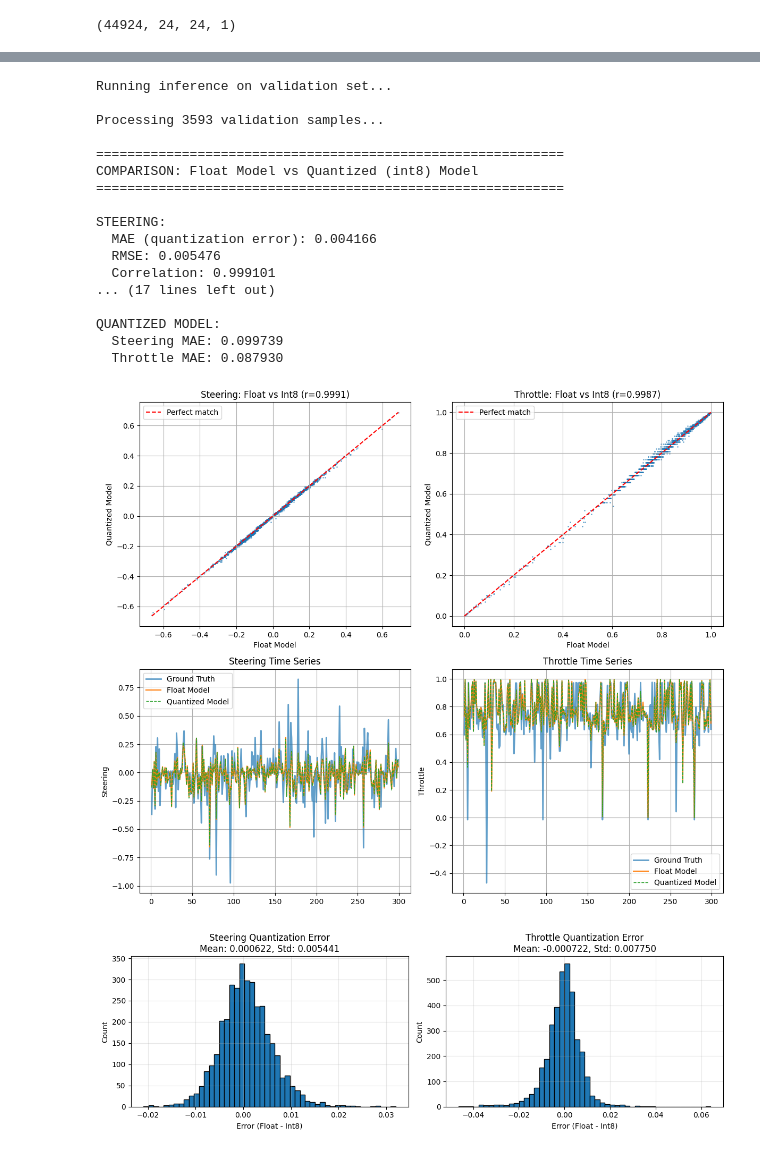
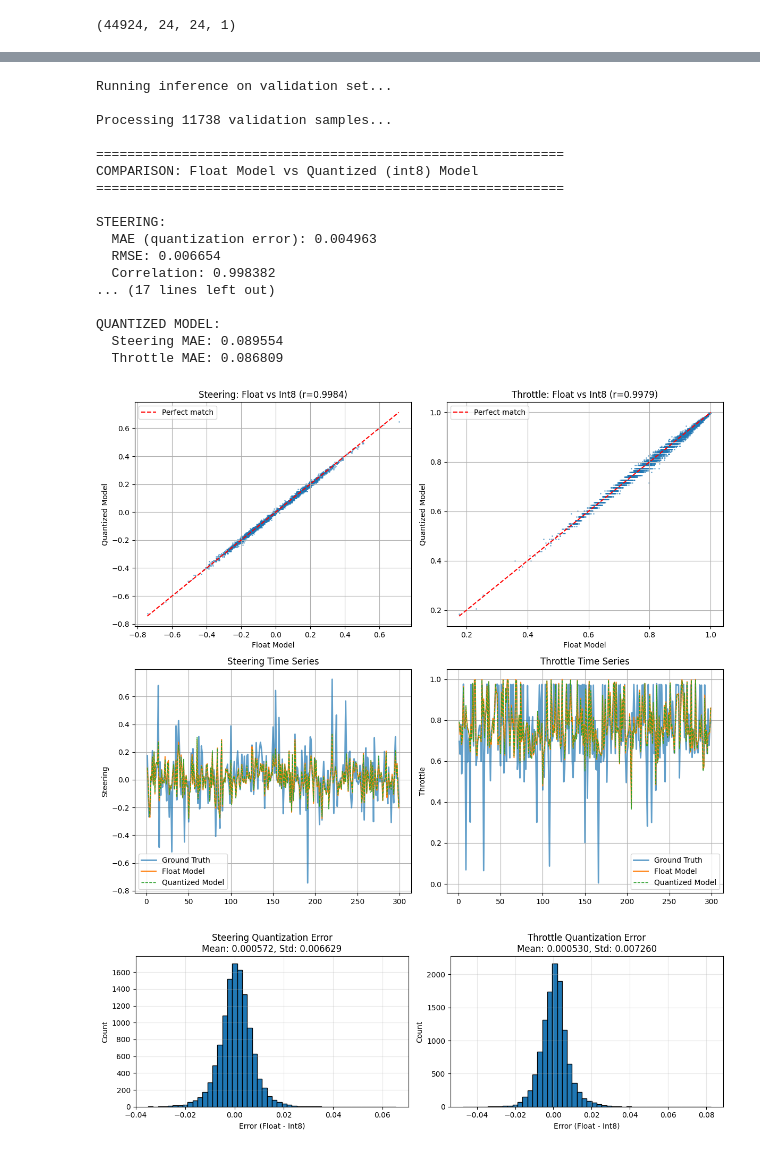
Before and after one commit to regularpooria/tinynav_cnn, a Jupyter notebook: big_boy_that_works.ipynb, the cells around one changed output, grey strips where cells are left out. Cells and saved outputs as stored; diff of their text form; code cells hidden in the pictures.

```diff
--- a/big_boy_that_works.ipynb
+++ b/big_boy_that_works.ipynb
@@ -138,12 +143,28 @@ Y min/max: [-1. -1.] [1. 1.]
 from sklearn.model_selection import train_test_split
 
 # First split: train (80%) and temp (20%)
-X_train, X_temp, y_train, y_temp = train_test_split(
+X_train, X_test, y_train, y_test = train_test_split(
     X, Y,
-    test_size=0.2,
+    test_size=0.4,
     random_state=42,
-    shuffle=True
+    shuffle=False
 )
+# %%
+import os
+import matplotlib.pyplot as plt
+
+output_dir = "saved_frames"
+os.makedirs(output_dir, exist_ok=True)
+i, j = 100, 14
+frame = X[i, :, :, j]   # choose your i and j
+
+plt.figure()
+plt.imshow(frame, cmap="gray")
+plt.axis("off")
+
+save_path = os.path.join(output_dir, f"sample_{i}_frame_{j}.png")
+plt.savefig(save_path, dpi=300, bbox_inches="tight", pad_inches=0)
+plt.close()
 # %%
 import matplotlib.pyplot as plt
 import numpy as np
@@ -407,0 +415,2 @@ plot_learning_curves(history)
+# %%
+model = tf.keras.models.load_model("output/best_model.keras")
@@ -751,7 +873,7 @@ model = tf.keras.models.load_model("output/best_model.keras")
 print("Running inference on validation set...")
 
 # Original float model
-y_pred_float = model.predict(X_temp, batch_size=64, verbose=0)
+y_pred_float = model.predict(X_test, batch_size=64, verbose=0)
 steering_float = y_pred_float[0].flatten()
 throttle_float = y_pred_float[1].flatten()
 
@@ -771,10 +893,10 @@ input_scale, input_zero = input_details[0]['quantization']
 throttle_scale, throttle_zero = output_details[0]['quantization']  # Output 0 = throttle
 steering_scale, steering_zero = output_details[1]['quantization']  # Output 1 = steering
 
-print(f"\nProcessing {len(X_temp)} validation samples...")
-for i in range(len(X_temp)):
+print(f"\nProcessing {len(X_test)} validation samples...")
+for i in range(len(X_test)):
     # Quantize input
-    test_input = X_temp[i:i+1].astype(np.float32)
+    test_input = X_test[i:i+1].astype(np.float32)
     test_input_int8 = (test_input / input_scale + input_zero).astype(np.int8)
 
     # Run inference
@@ -829,8 +951,8 @@ print(f"\n" + "="*60)
 print("ACCURACY vs Ground Truth (y_val)")
 print("="*60)
 
-y_val_steering = y_temp[:, 0]
-y_val_throttle = y_temp[:, 1]
+y_val_steering = y_test[:, 0]
+y_val_throttle = y_test[:, 1]
 
 print(f"\nFLOAT MODEL:")
 print(f"  Steering MAE: {np.mean(np.abs(y_val_steering - steering_float)):.6f}")
@@ -895,41 +1017,41 @@ fig, axes = plt.subplots(1, 2, figsize=(12, 4))
 
 steering_error = steering_float - steering_int8
 throttle_error = throttle_float - throttle_int8
 
 axes[0].hist(steering_error, bins=50, edgecolor='black')
 axes[0].set_xlabel('Error (Float - Int8)')
 axes[0].set_ylabel('Count')
 axes[0].set_title(f'Steering Quantization Error\nMean: {steering_error.mean():.6f}, Std: {steering_error.std():.6f}')
 axes[0].grid(True, alpha=0.3)
 
 axes[1].hist(throttle_error, bins=50, edgecolor='black')
 axes[1].set_xlabel('Error (Float - Int8)')
 axes[1].set_ylabel('Count')
 axes[1].set_title(f'Throttle Quantization Error\nMean: {throttle_error.mean():.6f}, Std: {throttle_error.std():.6f}')
 axes[1].grid(True, alpha=0.3)
 
 plt.tight_layout()
 plt.show()
 # %% [output]
 Running inference on validation set...
 
-Processing 3593 validation samples...
+Processing 11738 validation samples...
 
 ============================================================
 COMPARISON: Float Model vs Quantized (int8) Model
 ============================================================
 
 STEERING:
-  MAE (quantization error): 0.004166
-  RMSE: 0.005476
-  Correlation: 0.999101
+  MAE (quantization error): 0.004963
+  RMSE: 0.006654
+  Correlation: 0.998382
 ... (17 lines left out)
 
 QUANTIZED MODEL:
-  Steering MAE: 0.099739
-  Throttle MAE: 0.087930
+  Steering MAE: 0.089554
+  Throttle MAE: 0.086809
-[figure, old version]
+[figure, new version]
-[figure, old version]
+[figure, new version]
 # %%
 %%bash
 TFLITE_FILE="output/model_int8.tflite"
```
Also changed, not shown: parts of 15 cells of this notebook, 19 other files.
